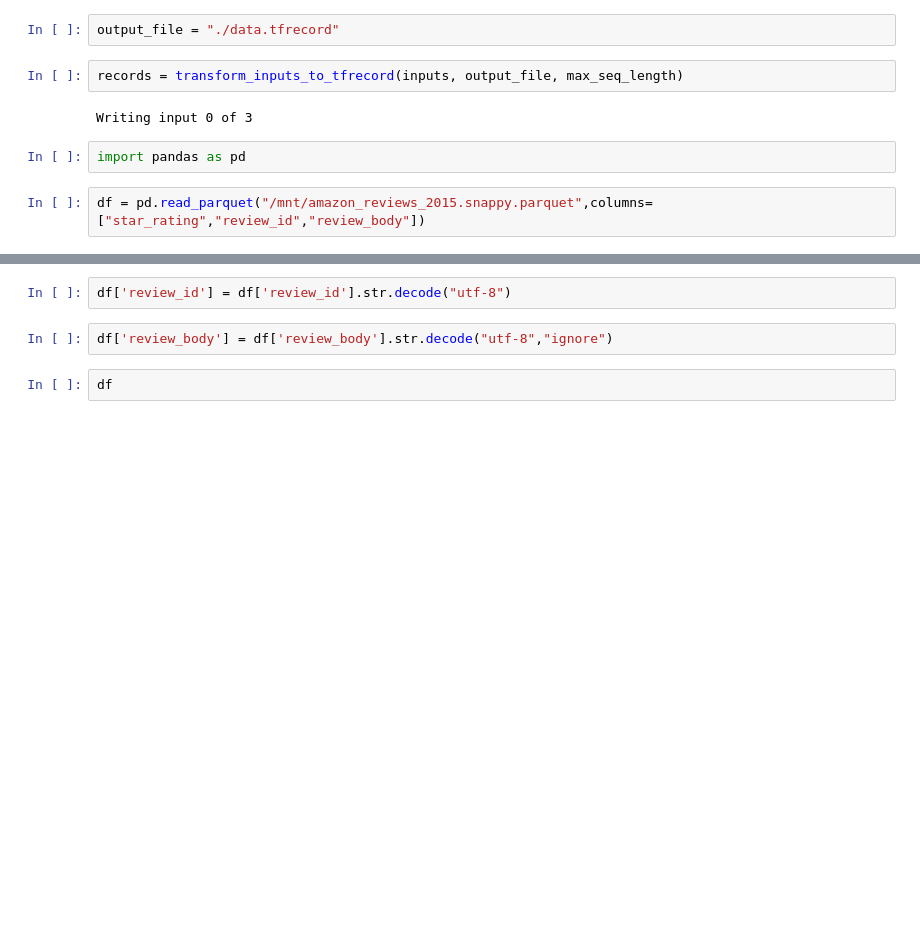
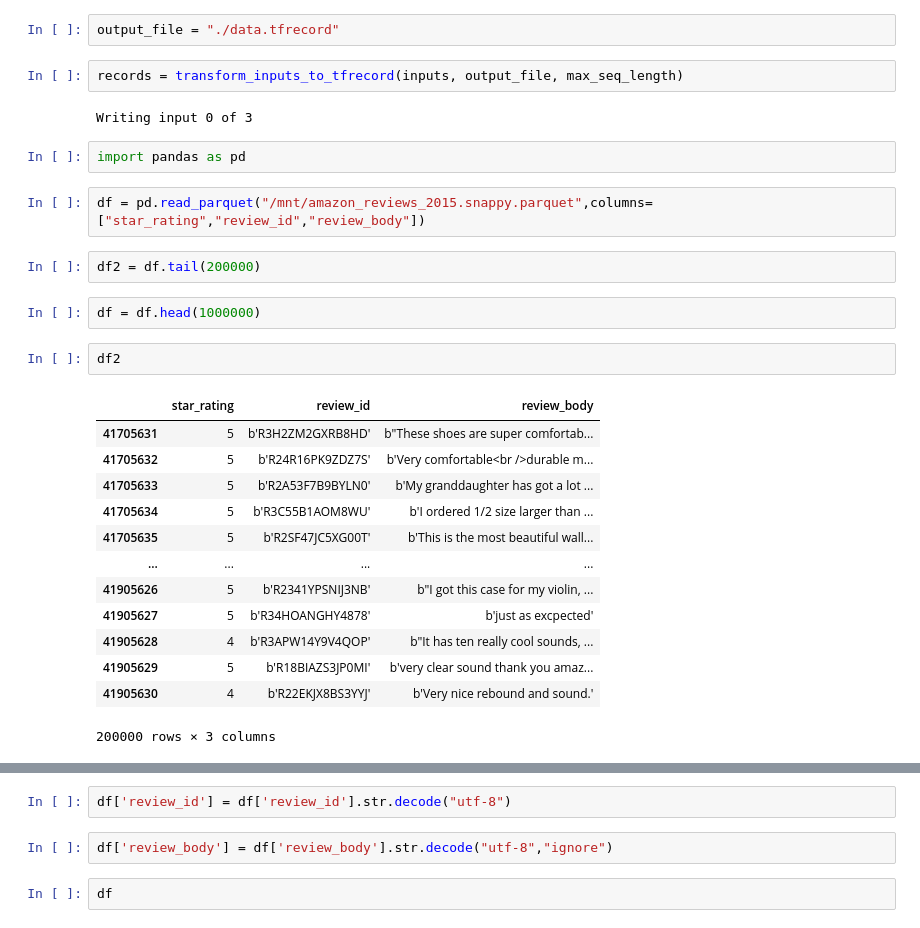
Before and after one commit to developer-onizuka/MachineLearningOnAWS, a Jupyter notebook: BERT-embedding-from-text.ipynb, the cells around one changed output, grey strips where cells are left out. Saved outputs shown, nothing was run; the diff lists cells and outputs as text; blank space fills up the shorter version.

```diff
--- a/BERT-embedding-from-text.ipynb
+++ b/BERT-embedding-from-text.ipynb
@@ -265,6 +262,26 @@ Writing input 0 of 3
 import pandas as pd
 # %%
 df = pd.read_parquet("/mnt/amazon_reviews_2015.snappy.parquet",columns=["star_rating","review_id","review_body"])
+# %%
+df2 = df.tail(200000)
+# %%
+df = df.head(1000000)
+# %%
+df2
+# %% [output]
+|  | star_rating | review_id | review_body |
+| 41705631 | 5 | b'R3H2ZM2GXRB8HD' | b"These shoes are super comfortab... |
+| 41705632 | 5 | b'R24R16PK9ZDZ7S' | b'Very comfortable<br />durable m... |
+| 41705633 | 5 | b'R2A53F7B9BYLN0' | b'My granddaughter has got a lot ... |
+| 41705634 | 5 | b'R3C55B1AOM8WU' | b'I ordered 1/2 size larger than ... |
+| 41705635 | 5 | b'R2SF47JC5XG00T' | b'This is the most beautiful wall... |
+| ... | ... | ... | ... |
+| 41905626 | 5 | b'R2341YPSNIJ3NB' | b"I got this case for my violin, ... |
+| 41905627 | 5 | b'R34HOANGHY4878' | b'just as excpected' |
+| 41905628 | 4 | b'R3APW14Y9V4QOP' | b"It has ten really cool sounds, ... |
+| 41905629 | 5 | b'R18BIAZS3JP0MI' | b'very clear sound thank you amaz... |
+| 41905630 | 4 | b'R22EKJX8BS3YYJ' | b'Very nice rebound and sound.' |
+200000 rows × 3 columns
 # %%
 df
 # %% [output]
```
Also changed, not shown: parts of 27 cells of this notebook, 1 other file.
